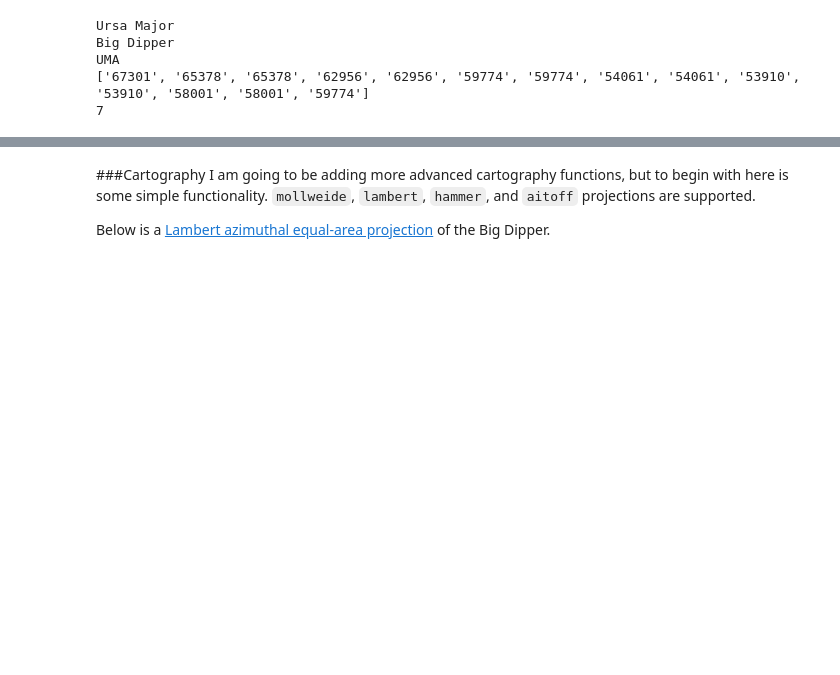
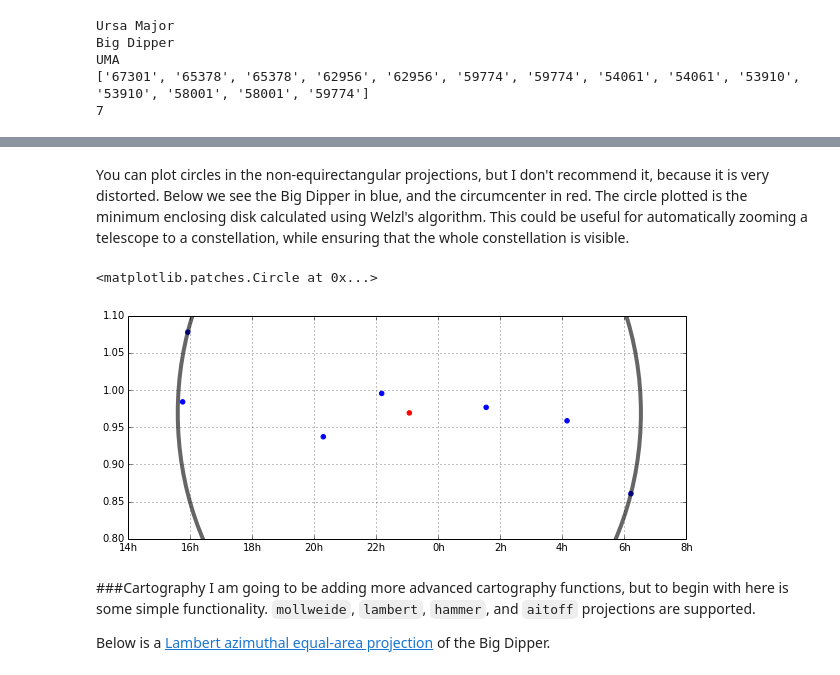
Before and after one commit to dreamalligator/asterisms, a Jupyter notebook: asterisms/docs/examples.ipynb, the cells around one changed output, grey strips where cells are left out. Saved outputs shown, nothing was run; the diff lists cells and outputs as text; code cells hidden in the pictures; blank space fills up the shorter version.

Commit message:
welzl's algorithm almost finished

```diff
--- a/asterisms/docs/examples.ipynb
+++ b/asterisms/docs/examples.ipynb
@@ -124,0 +243,5 @@ print(uma.center)
+# %%
+import asterisms as a
+segs = '67301 65378 65378 62956 62956 59774 59774 54061 54061 53910 53910 58001 58001 59774'
+uma = a.Constellation(name='Ursa Major',name_alt='Big Dipper',abbrev='UMA',segs=segs)
+print(uma.circumcenter, uma.circumcenter_radius)
@@ -125,3 +260,16 @@ print(uma.center)
+# %% [markdown]
+You can plot circles in the non-equirectangular projections, but I don't recommend it, because it is very distorted. Below we see the Big Dipper in blue, and the circumcenter in red. The circle plotted is the minimum enclosing disk calculated using Welzl's algorithm. This could be useful for automatically zooming a telescope to a constellation, while ensuring that the whole constellation is visible.
+# %%
+import matplotlib.pyplot as plt
+from asterisms.cartography import init_plot, plot, plot_circle
+
+f, ax1 = init_plot(figsize=(10,4))
+plot(uma.stars, ax1, color='blue', projection=None)
+plot([uma.circumcenter], ax1, color='red', projection=None)
+plot_circle(center=uma.circumcenter, radius=uma.circumcenter_radius, ax=ax1, lw=4, alpha=0.6, projection=None)
+# %% [output]
+<matplotlib.patches.Circle at 0x...>
+[figure, added]
 # %% [markdown]
 ###Cartography
 I am going to be adding more advanced cartography functions, but to begin with here is some simple functionality. `mollweide`, `lambert`, `hammer`, and `aitoff` projections are supported.
```
Also changed, not shown: parts of 17 cells of this notebook, 7 other files.
